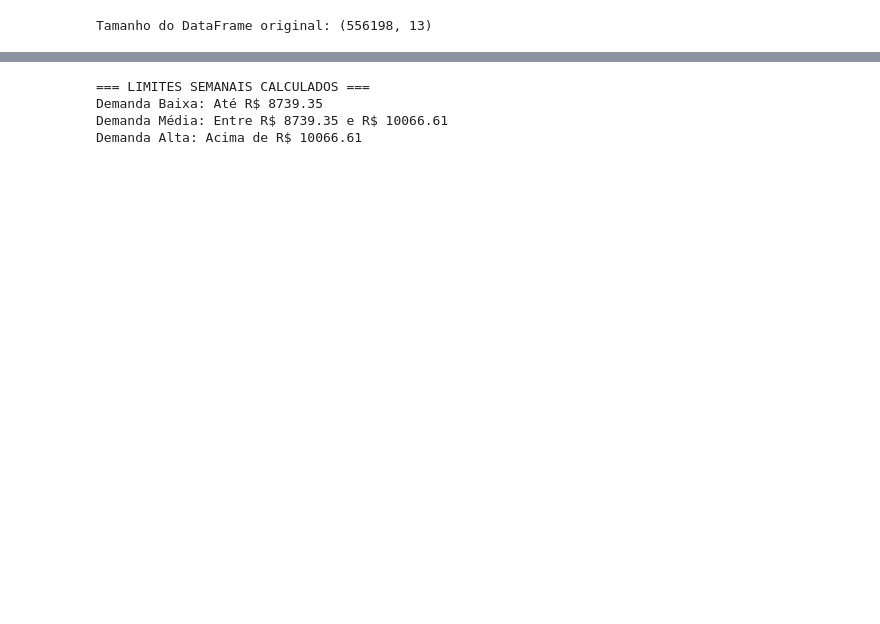
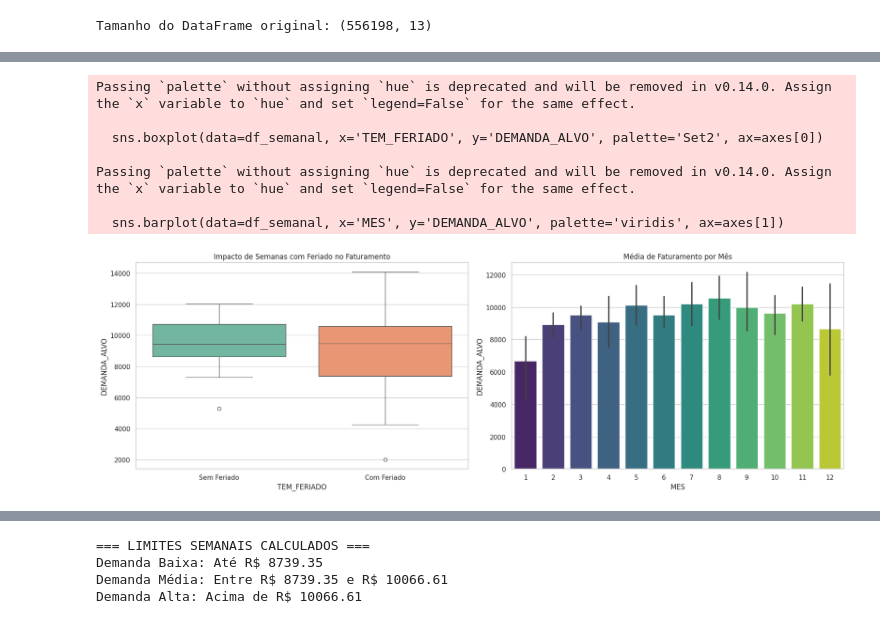
Before and after one commit to tiribsil/tdcc, a Jupyter notebook: t1/leitura_dados.ipynb, the cells around one changed output, grey strips where cells are left out. Cells and saved outputs as stored; diff of their text form; code cells hidden in the pictures; blank space fills up the shorter version.

```diff
--- a/t1/leitura_dados.ipynb
+++ b/t1/leitura_dados.ipynb
@@ -85,0 +76,22 @@ Série semanal gerada com 53 semanas.
+# %%
+# B. Impacto do Feriado e Sazonalidade Mensal
+fig, axes = plt.subplots(1, 2, figsize=(18, 6))
+
+sns.boxplot(data=df_semanal, x='TEM_FERIADO', y='DEMANDA_ALVO', palette='Set2', ax=axes[0])
+axes[0].set_title('Impacto de Semanas com Feriado no Faturamento')
+axes[0].set_xticklabels(['Sem Feriado', 'Com Feriado'])
+
+sns.barplot(data=df_semanal, x='MES', y='DEMANDA_ALVO', palette='viridis', ax=axes[1])
+axes[1].set_title('Média de Faturamento por Mês')
+
+plt.tight_layout()
+plt.show()
+# %% [output]
+Passing `palette` without assigning `hue` is deprecated and will be removed in v0.14.0. Assign the `x` variable to `hue` and set `legend=False` for the same effect.
+
+  sns.boxplot(data=df_semanal, x='TEM_FERIADO', y='DEMANDA_ALVO', palette='Set2', ax=axes[0])
+
+Passing `palette` without assigning `hue` is deprecated and will be removed in v0.14.0. Assign the `x` variable to `hue` and set `legend=False` for the same effect.
+
+  sns.barplot(data=df_semanal, x='MES', y='DEMANDA_ALVO', palette='viridis', ax=axes[1])
+[figure, added]
```
Also changed, not shown: parts of 11 cells of this notebook.
